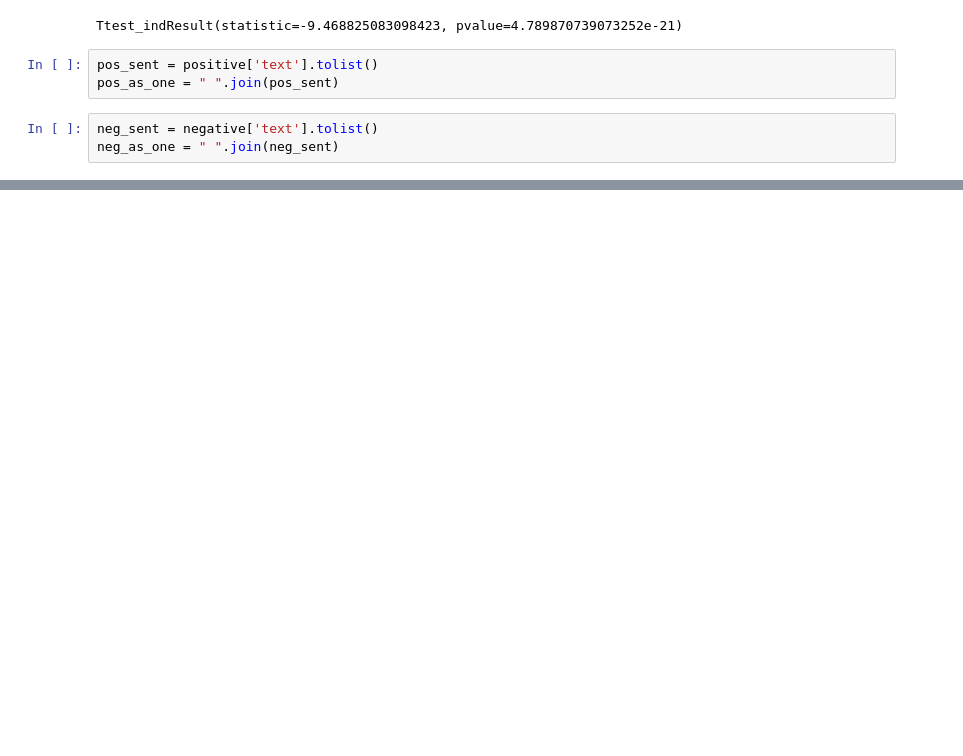
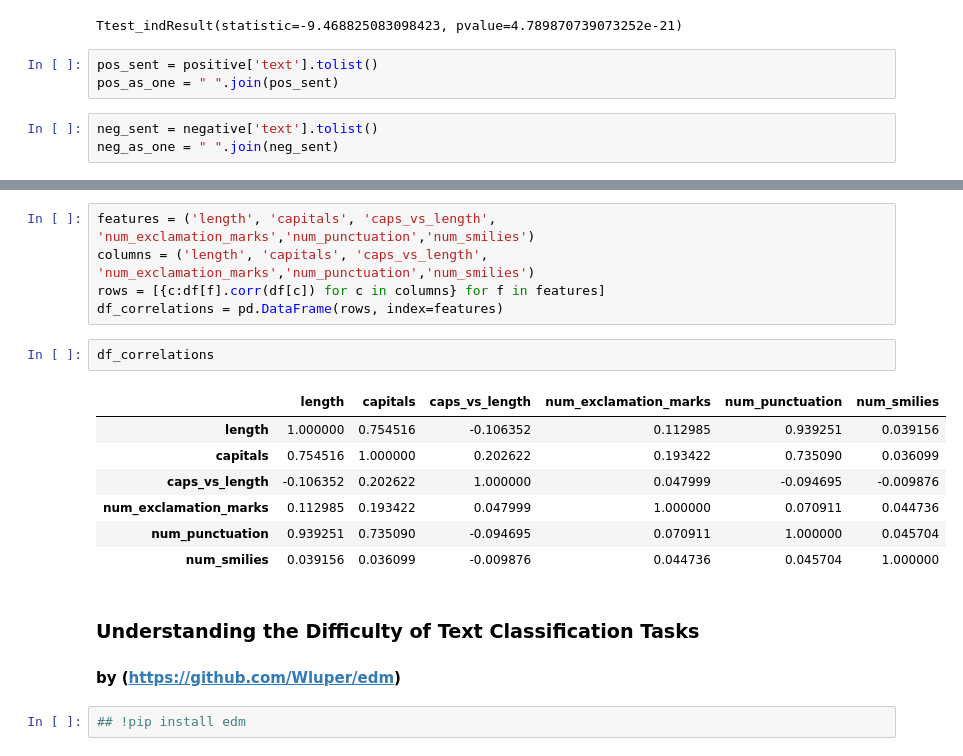
Before and after one commit to lukas1326/Sentiment_analysis, a Jupyter notebook: preprocess_EDA.ipynb, the cells around one changed output, grey strips where cells are left out. Cells and saved outputs as stored; diff of their text form; blank space fills up the shorter version.

```diff
--- a/preprocess_EDA.ipynb
+++ b/preprocess_EDA.ipynb
@@ -155,0 +105,20 @@ array([0, 1], dtype=object)
+# %%
+features = ('length', 'capitals', 'caps_vs_length', 'num_exclamation_marks','num_punctuation','num_smilies')
+columns = ('length', 'capitals', 'caps_vs_length', 'num_exclamation_marks','num_punctuation','num_smilies')
+rows = [{c:df[f].corr(df[c]) for c in columns} for f in features]
+df_correlations = pd.DataFrame(rows, index=features)
+# %%
+df_correlations
+# %% [output]
+|  | length | capitals | caps_vs_length | num_exclamation_marks | num_punctuation | num_smilies |
+| length | 1.000000 | 0.754516 | -0.106352 | 0.112985 | 0.939251 | 0.039156 |
+| capitals | 0.754516 | 1.000000 | 0.202622 | 0.193422 | 0.735090 | 0.036099 |
+| caps_vs_length | -0.106352 | 0.202622 | 1.000000 | 0.047999 | -0.094695 | -0.009876 |
+| num_exclamation_marks | 0.112985 | 0.193422 | 0.047999 | 1.000000 | 0.070911 | 0.044736 |
+| num_punctuation | 0.939251 | 0.735090 | -0.094695 | 0.070911 | 1.000000 | 0.045704 |
+| num_smilies | 0.039156 | 0.036099 | -0.009876 | 0.044736 | 0.045704 | 1.000000 |
+# %% [markdown]
+### Understanding the Difficulty of Text Classification Tasks
+#### by (https://github.com/Wluper/edm)
+# %%
+## !pip install edm
```
Also changed, not shown: parts of 18 cells of this notebook, 1 other file.
